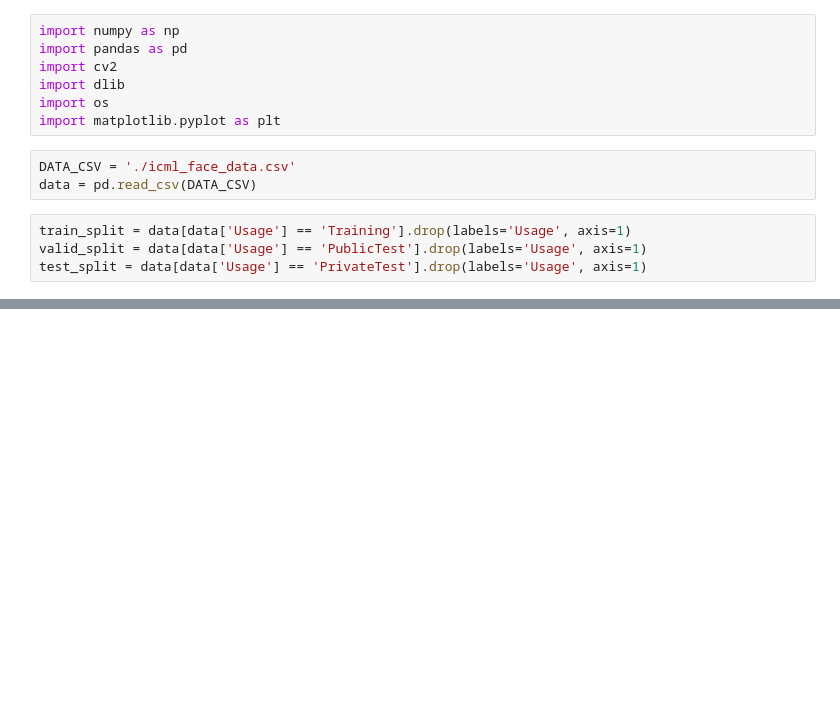
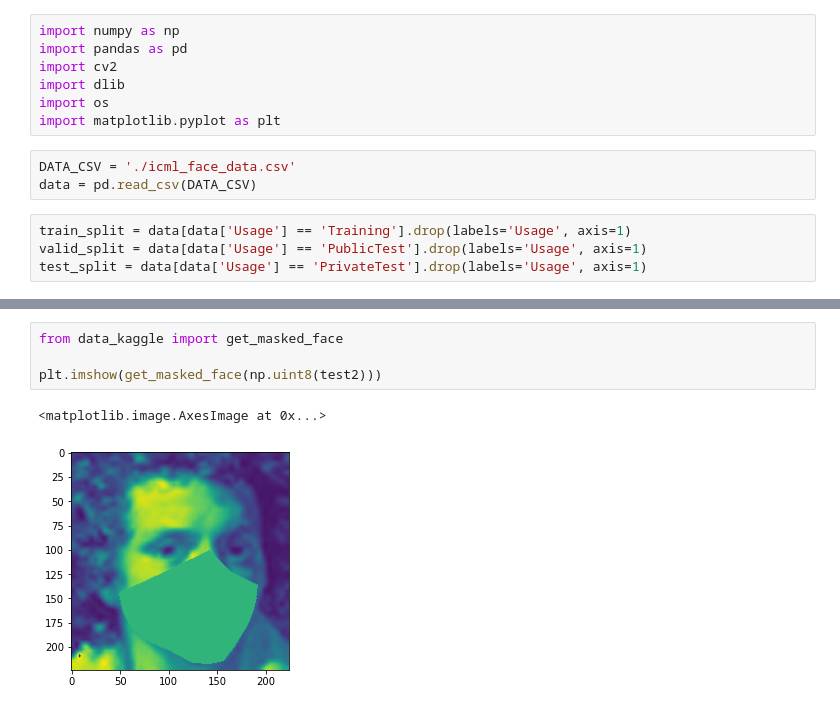
Before and after one commit to rebyu/masked-emotions, a Jupyter notebook: data_processing/data_zenify/test.ipynb, the cells around one changed output, grey strips where cells are left out. Cells and saved outputs as stored; diff of their text form; blank space fills up the shorter version.

Commit message:
complete code to properly format kaggle dataset

```diff
--- a/data_processing/data_zenify/test.ipynb
+++ b/data_processing/data_zenify/test.ipynb
@@ -22,0 +27,7 @@ plt.imshow(test.swapaxes(0, 2))
+# %%
+from data_kaggle import get_masked_face
+
+plt.imshow(get_masked_face(np.uint8(test2)))
+# %% [output]
+<matplotlib.image.AxesImage at 0x...>
+[figure, added]
```
Also changed, not shown: parts of 1 cell of this notebook, 2 other files.
